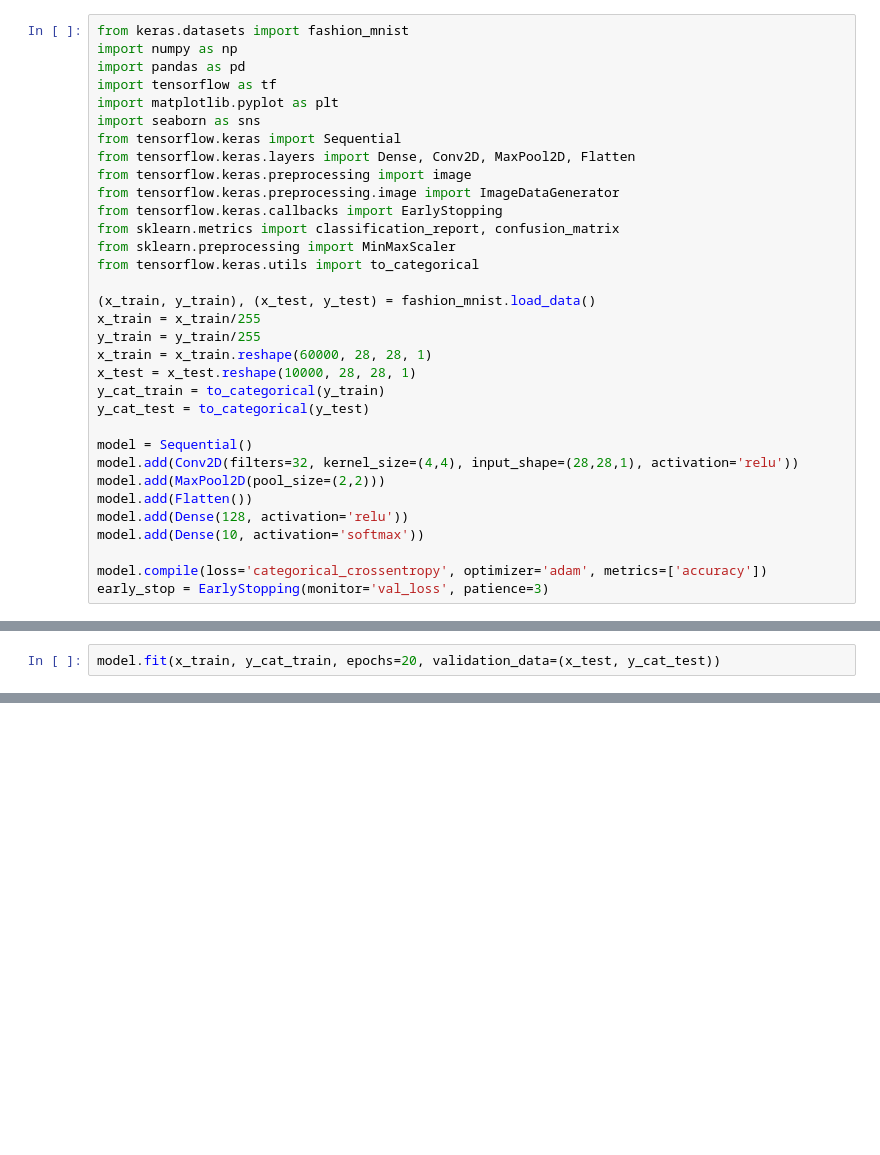
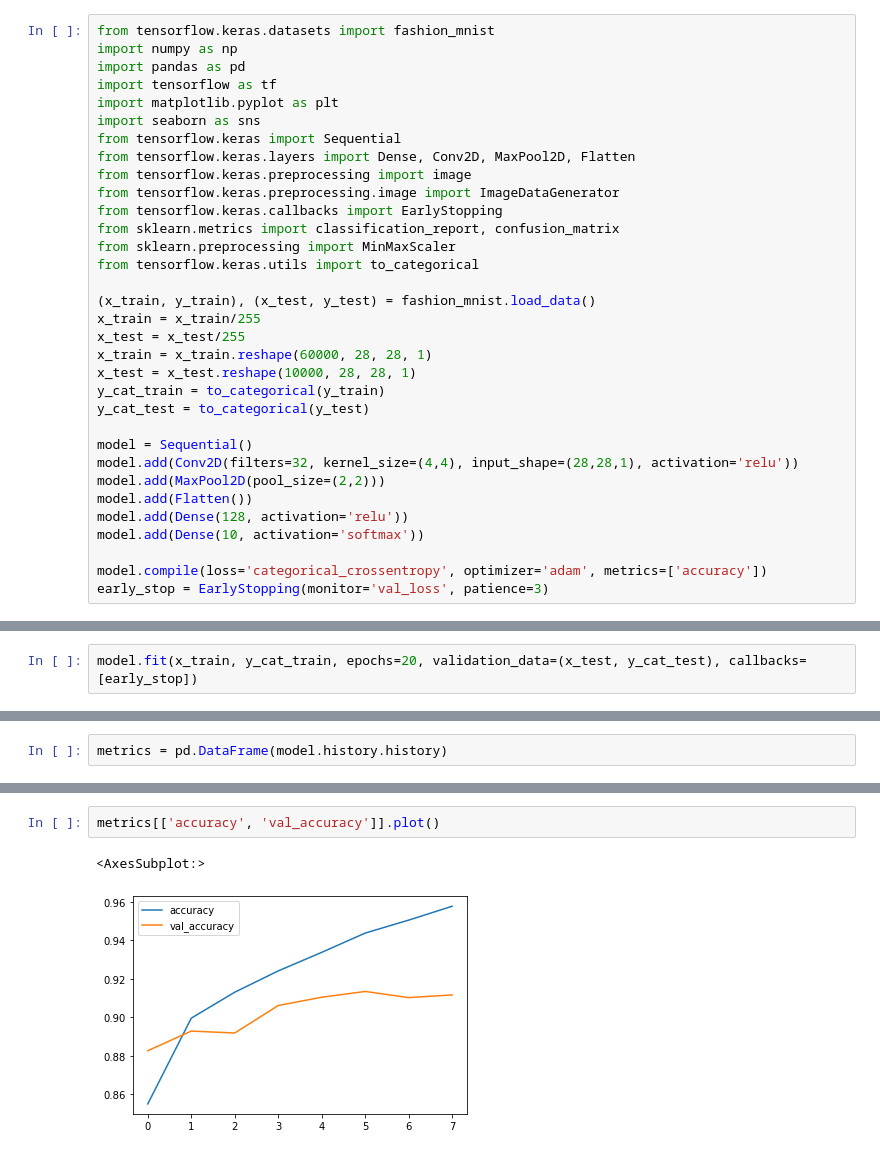
Before and after one commit to anusurabhi/Data-Science, a Jupyter notebook: fashion mnist.ipynb, the cells around one changed output, grey strips where cells are left out. Cells and saved outputs as stored; diff of their text form; blank space fills up the shorter version.

```diff
--- a/fashion mnist.ipynb
+++ b/fashion mnist.ipynb
@@ -1,7 +1,7 @@
 # %% [markdown]
 <a href="https://colab.research.google.com/github/anusurabhi/Data-Science/blob/main/fashion%20mnist.ipynb" target="_parent"><img src="https://colab.research.google.com/assets/colab-badge.svg" alt="Open In Colab"/></a>
 # %%
-from keras.datasets import fashion_mnist
+from tensorflow.keras.datasets import fashion_mnist
 import numpy as np
 import pandas as pd
 import tensorflow as tf
@@ -18,7 +18,7 @@ from tensorflow.keras.utils import to_categorical
 
 (x_train, y_train), (x_test, y_test) = fashion_mnist.load_data()
 x_train = x_train/255
-y_train = y_train/255
+x_test = x_test/255
 x_train = x_train.reshape(60000, 28, 28, 1)
 x_test = x_test.reshape(10000, 28, 28, 1)
 y_cat_train = to_categorical(y_train)
@@ -40,4 +40,4 @@ y_cat_train.shape
 # %%
-model.fit(x_train, y_cat_train, epochs=20, validation_data=(x_test, y_cat_test))
+model.fit(x_train, y_cat_train, epochs=20, validation_data=(x_test, y_cat_test), callbacks=[early_stop])
 # %% [output]
 Epoch 1/20
@@ -44,0 +60,2 @@ ValueError: ignored
+# %%
+metrics = pd.DataFrame(model.history.history)
@@ -44,0 +74,5 @@ ValueError: ignored
+# %%
+metrics[['accuracy', 'val_accuracy']].plot()
+# %% [output]
+<AxesSubplot:>
+[figure, added]
```
Also changed, not shown: parts of 13 cells of this notebook.
